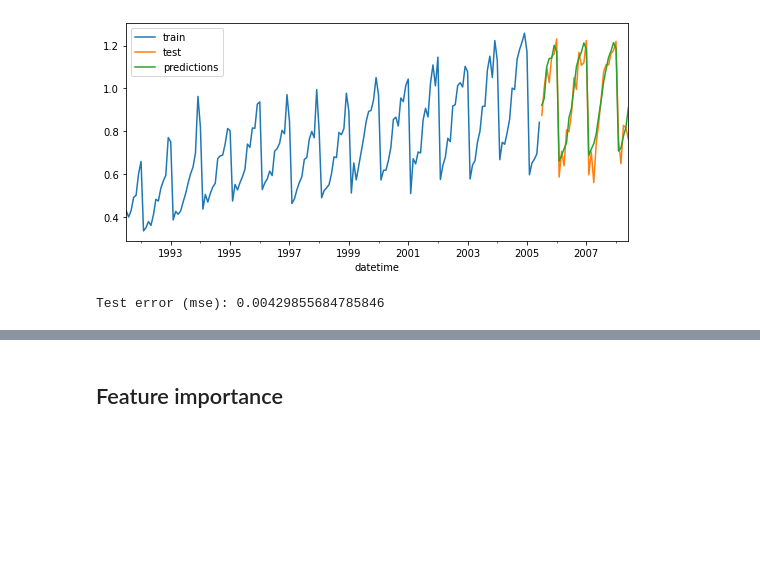
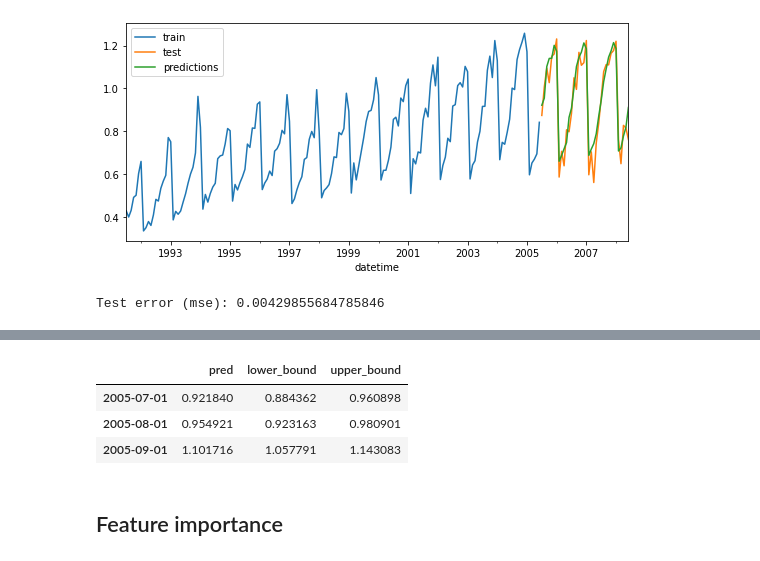
Before and after one commit to JoaquinAmatRodrigo/skforecast, a Jupyter notebook: docs/user_guides/autoregresive-forecaster.ipynb, the cells around one changed output, grey strips where cells are left out. Cells and saved outputs as stored; diff of their text form; code cells hidden in the pictures; blank space fills up the shorter version.

Commit message:
added prediction_interval example

```diff
--- a/docs/user_guides/autoregresive-forecaster.ipynb
+++ b/docs/user_guides/autoregresive-forecaster.ipynb
@@ -112,3 +120,13 @@ Test error (mse): 0.00429855684785846
+# %%
+# Predict
+# ==============================================================================
+predictions = forecaster.predict_interval(steps=36, interval=[5, 95], n_boot=100)
+predictions.head(3)
+# %% [output]
+|  | pred | lower_bound | upper_bound |
+| 2005-07-01 | 0.921840 | 0.884362 | 0.960898 |
+| 2005-08-01 | 0.954921 | 0.923163 | 0.980901 |
+| 2005-09-01 | 1.101716 | 1.057791 | 1.143083 |
 # %% [markdown]
 ## Feature importance
 # %%
```
Also changed, not shown: parts of 2 cells of this notebook.
